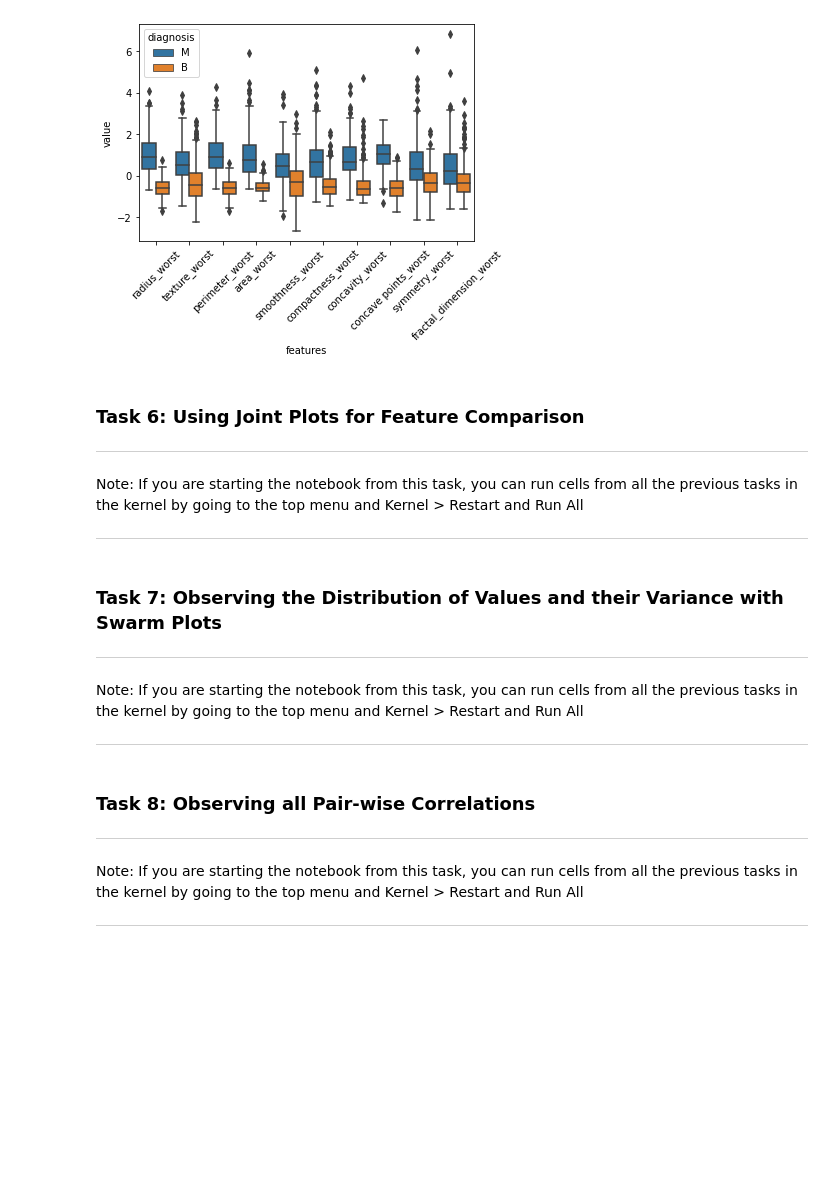
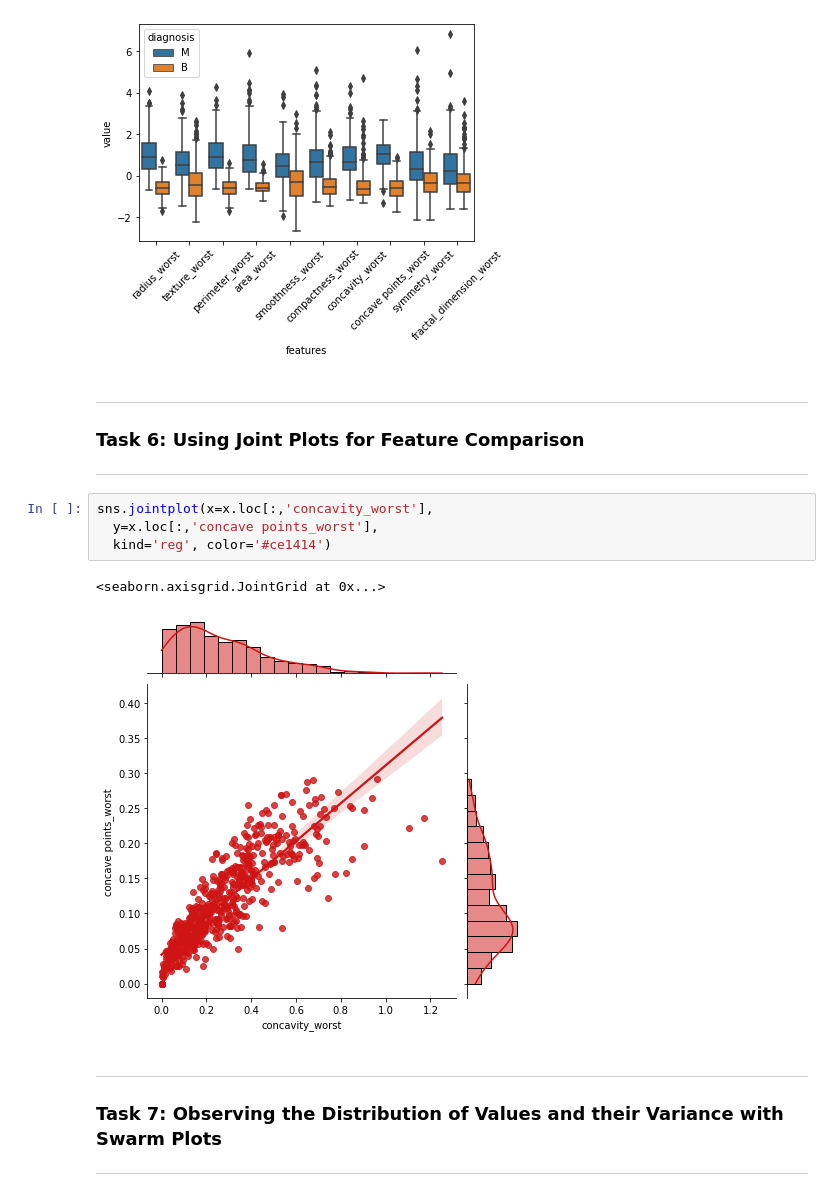
Before and after one commit to Milan1508/Coursera-EDA-with-Seaborn, a Jupyter notebook: Learner_Notebook.ipynb, the cells around one changed output. Saved outputs shown, nothing was run; the diff lists cells and outputs as text; blank space fills up the shorter version.

```diff
--- a/Learner_Notebook.ipynb
+++ b/Learner_Notebook.ipynb
@@ -217,18 +216,18 @@ plt.xticks(rotation=45)
   Text(8, 0, 'symmetry_worst'),
   Text(9, 0, 'fractal_dimension_worst')])
 [figure]
-# %% [markdown]
-### Task 6: Using Joint Plots for Feature Comparison
-***
-Note: If you are starting the notebook from this task, you can run cells from all the previous tasks in the kernel by going to the top menu and Kernel > Restart and Run All
-***
+# %% [markdown]
+***
+### Task 6: Using Joint Plots for Feature Comparison
+***
+# %%
+sns.jointplot(x=x.loc[:,'concavity_worst'],
+  y=x.loc[:,'concave points_worst'],
+  kind='reg', color='#ce1414')
+# %% [output]
+<seaborn.axisgrid.JointGrid at 0x...>
+[figure, added]
 # %% [markdown]
+***
 ### Task 7: Observing the Distribution of Values and their Variance with Swarm Plots
 ***
-Note: If you are starting the notebook from this task, you can run cells from all the previous tasks in the kernel by going to the top menu and Kernel > Restart and Run All
-***
-# %% [markdown]
-### Task 8: Observing all Pair-wise Correlations
-***
-Note: If you are starting the notebook from this task, you can run cells from all the previous tasks in the kernel by going to the top menu and Kernel > Restart and Run All
-***
```
Also changed, not shown: parts of 3 cells of this notebook.
